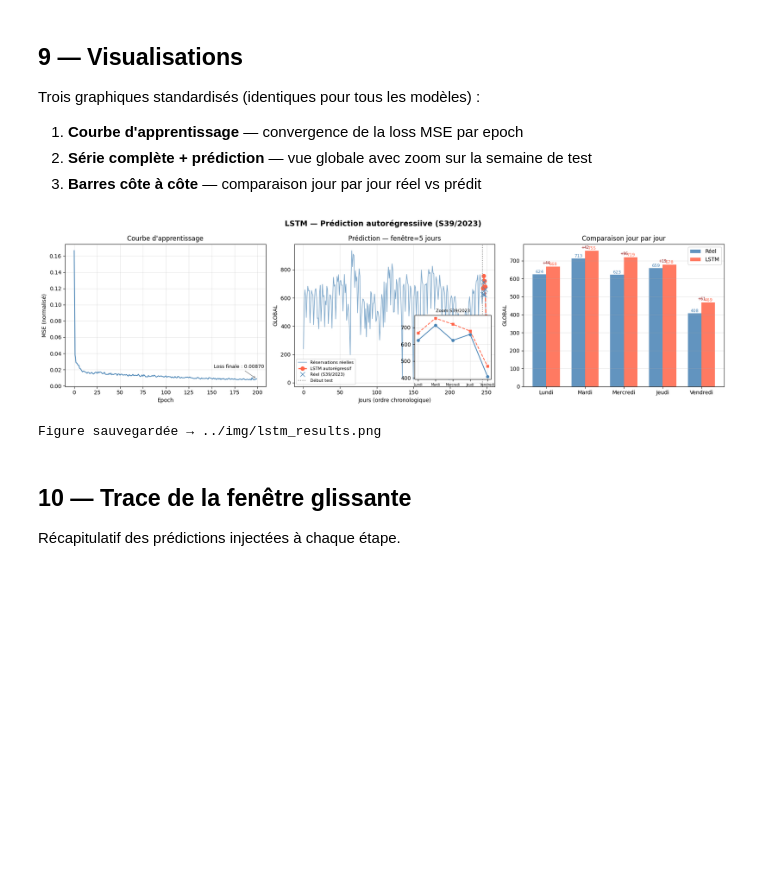
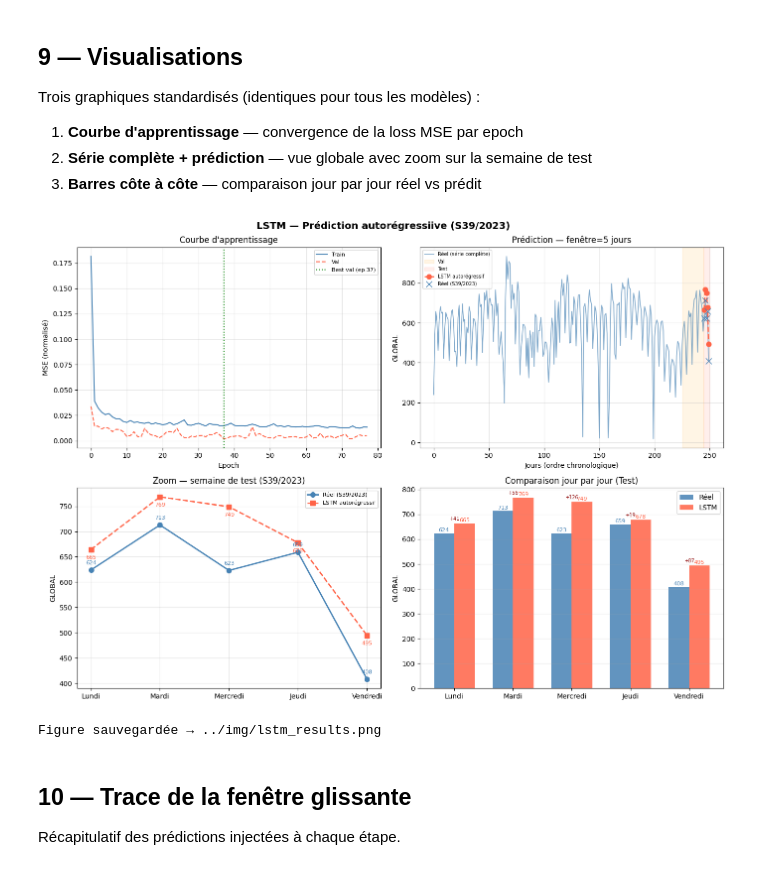
Before and after one commit to dolipran3/ProjetFISA, a Jupyter notebook: models/lstm.ipynb, the cells around one changed output. Saved outputs shown, nothing was run; the diff lists cells and outputs as text; code cells hidden in the pictures; blank space fills up the shorter version.

```diff
--- a/models/lstm.ipynb
+++ b/models/lstm.ipynb
@@ -53,6 +53,7 @@ MODEL_NAME  = 'LSTM'
 
 WINDOW      = 5      # jours de contexte (fenêtre glissante)
 N_TEST      = 5      # jours de test = dernière semaine
+N_VAL       = 20     # jours de validation (~4 semaines)
 
 # Entraînement
 EPOCHS      = 200
@@ -385,77 +476,84 @@ Trois graphiques standardisés (identiques pour tous les modèles) :
 # %%
 all_real     = df[TARGET_COL].values
 test_indices = list(range(len(all_real) - N_TEST, len(all_real)))
+val_indices  = list(range(val_start, test_start))
 
-fig, axes = plt.subplots(1, 3, figsize=(18, 5))
+fig, axes = plt.subplots(2, 2, figsize=(14, 10))
 fig.suptitle(f'{MODEL_NAME} — Prédiction autorégressiive ({TEST_LABEL})',
              fontsize=14, fontweight='bold')
 
-# ── 1 : Courbe d'apprentissage ────────────────────────────────────────────
-ax = axes[0]
-ax.plot(loss_history, color='steelblue', lw=1.5)
+# ── 1 : Courbes d'apprentissage (train + val) ─────────────────────────────
+ax = axes[0, 0]
+ax.plot(loss_history['train'], color='steelblue', lw=1.5, label='Train')
+ax.plot(loss_history['val'],   color='tomato',    lw=1.5, ls='--', label='Val')
+best_ep = int(np.argmin(loss_history['val']))
+ax.axvline(x=best_ep, color='green', ls=':', lw=1.5, label=f'Best val (ep.{best_ep})')
 ax.set_xlabel('Epoch')
 ax.set_ylabel('MSE (normalisé)')
-ax.set_title('Courbe d\'apprentissage')
+ax.set_title("Courbe d'apprentissage")
+ax.legend(fontsize=8)
 ax.grid(alpha=0.3)
-ax.annotate(f'Loss finale : {loss_history[-1]:.5f}',
-            xy=(len(loss_history) - 1, loss_history[-1]),
-            xytext=(-80, 20), textcoords='offset points',
-            arrowprops=dict(arrowstyle='->', color='gray'), fontsize=9)
 
-# ── 2 : Série complète + prédiction ─────────────────────────────────────
-ax = axes[1]
+# ── 2 : Série complète + périodes val/test ────────────────────────────────
+ax = axes[0, 1]
 ax.plot(range(len(all_real)), all_real,
-        label='Réservations réelles', color='steelblue', alpha=0.7, lw=1.2)
+        label='Réel (série complète)', color='steelblue', alpha=0.7, lw=1.2)
+ax.axvspan(val_start, test_start - 0.5, alpha=0.10, color='orange', label='Val')
+ax.axvspan(test_start - 0.5, len(all_real), alpha=0.10, color='tomato', label='Test')
 ax.plot(test_indices, preds_real,
         label=f'{MODEL_NAME} autorégressif', color='tomato',
         ls='--', marker='o', ms=7, lw=2)
 ax.plot(test_indices, real_real,
         color='steelblue', marker='x', ms=9, ls='None', label=f'Réel ({TEST_LABEL})')
-ax.axvline(x=test_indices[0] - 0.5, color='gray', ls=':', lw=1.5, label='Début test')
 ax.set_xlabel('Jours (ordre chronologique)')
 ax.set_ylabel(TARGET_COL)
 ax.set_title(f'Prédiction — fenêtre={WINDOW} jours')
+ax.legend(fontsize=7)
+ax.grid(alpha=0.3)
+
+# ── 3 : Zoom semaine de test ──────────────────────────────────────────────
+ax = axes[1, 0]
+ax.plot(DAY_LABELS, real_real,  'o-', color='steelblue', ms=7, lw=2, label=f'Réel ({TEST_LABEL})')
+ax.plot(DAY_LABELS, preds_real, 's--', color='tomato',   ms=7, lw=2, label=f'{MODEL_NAME} autorégressif')
+for i, (r, p) in enumerate(zip(real_real, preds_real)):
+    ax.annotate(f'{r:.0f}', (i, r), textcoords='offset points', xytext=(0, 8),
+                ha='center', fontsize=8, color='steelblue')
+    ax.annotate(f'{p:.0f}', (i, p), textcoords='offset points', xytext=(0, -14),
+                ha='center', fontsize=8, color='tomato')
+ax.set_ylabel(TARGET_COL)
+ax.set_title(f'Zoom — semaine de test ({TEST_LABEL})')
 ax.legend(fontsize=8)
 ax.grid(alpha=0.3)
 
-# Zoom inset
-axins = ax.inset_axes([0.60, 0.05, 0.38, 0.45])
-axins.plot(DAY_LABELS, real_real, 'o-', color='steelblue', ms=5)
-axins.plot(DAY_LABELS, preds_real, 's--', color='tomato', ms=5)
-axins.set_title(f'Zoom {TEST_LABEL}', fontsize=8)
-axins.tick_params(axis='x', labelsize=6)
-axins.grid(alpha=0.3)
-
-# ── 3 : Barres côte à côte ───────────────────────────────────────────────
-ax    = axes[2]
+# ── 4 : Barres côte à côte ───────────────────────────────────────────────
+ax    = axes[1, 1]
 x     = np.arange(N_TEST)
 width = 0.35
-b_r   = ax.bar(x - width/2, real_real,  width, label='Réel',          color='steelblue', alpha=0.85)
-b_p   = ax.bar(x + width/2, preds_real, width, label=MODEL_NAME,      color='tomato',    alpha=0.85)
+b_r   = ax.bar(x - width/2, real_real,  width, label='Réel',     color='steelblue', alpha=0.85)
+b_p   = ax.bar(x + width/2, preds_real, width, label=MODEL_NAME, color='tomato',    alpha=0.85)
 for bar, val in zip(b_r, real_real):
     ax.text(bar.get_x() + bar.get_width()/2, bar.get_height() + 2,
             f'{val:.0f}', ha='center', va='bottom', fontsize=8, color='steelblue')
 for bar, val in zip(b_p, preds_real):
     ax.text(bar.get_x() + bar.get_width()/2, bar.get_height() + 2,
             f'{val:.0f}', ha='center', va='bottom', fontsize=8, color='tomato')
 ax.set_xticks(x)
 ax.set_xticklabels(DAY_LABELS)
 ax.set_ylabel(TARGET_COL)
-ax.set_title('Comparaison jour par jour')
+ax.set_title('Comparaison jour par jour (Test)')
 ax.legend()
 ax.grid(axis='y', alpha=0.3)
-# Annoter les erreurs
 for i in range(N_TEST):
     err = preds_real[i] - real_real[i]
     ax.text(i, max(real_real[i], preds_real[i]) + 12,
             f'{err:+.0f}', ha='center', fontsize=7, color='darkred')
 
 plt.tight_layout()
 plt.savefig(IMG_PATH, dpi=150, bbox_inches='tight')
 plt.show()
 print(f'Figure sauvegardée → {IMG_PATH}')
 # %% [output]
-[figure, old version]
+[figure, new version]
 Figure sauvegardée → ../img/lstm_results.png
 # %% [markdown]
 ## 10 — Trace de la fenêtre glissante
```
Also changed, not shown: parts of 9 cells of this notebook, 21 other files.
